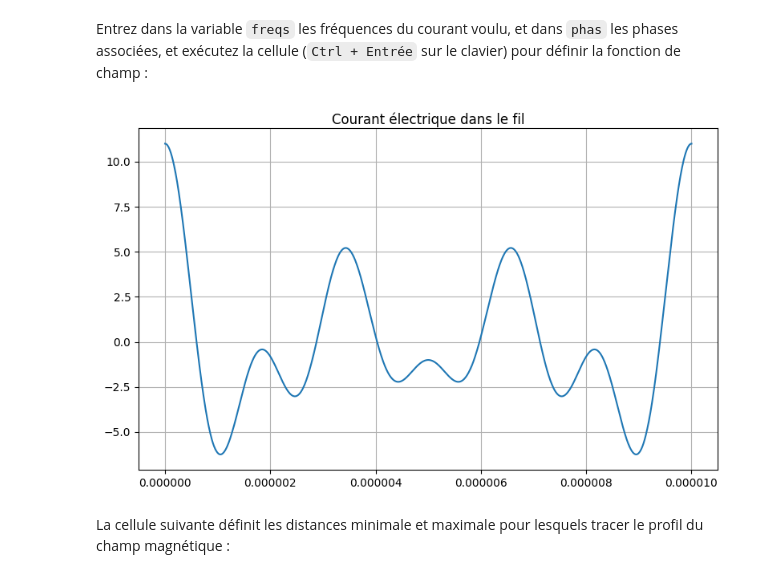
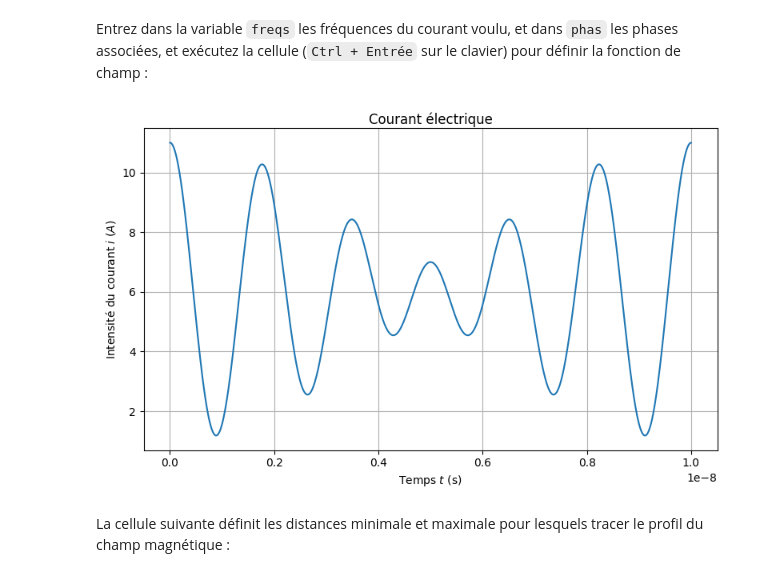
Before and after one commit to ManifoldFR/appro-phy-ts, a Jupyter notebook: parts/champmag_courantvariable/variableCurrent_field.ipynb, the cells around one changed output. Cells and saved outputs as stored; diff of their text form; code cells hidden in the pictures.

```diff
--- a/parts/champmag_courantvariable/variableCurrent_field.ipynb
+++ b/parts/champmag_courantvariable/variableCurrent_field.ipynb
@@ -328,9 +322,9 @@ phases = np.array([0,0,0,0,0]) # Phases des composantes
 
 B_field = magField(intens, puls, phases)
 # %%
-courant = current(intens, puls, phases)
-courant.draw()
+courant = Current(intens, puls, phases)
+courant.draw(0,1e-8)
 # %% [output]
-[figure, old version]
+[figure, new version]
 # %% [markdown]
 La cellule suivante définit les distances minimale et maximale pour lesquels tracer le profil du champ magnétique :
```
Also changed, not shown: parts of 38 cells of this notebook, 8 other files.
